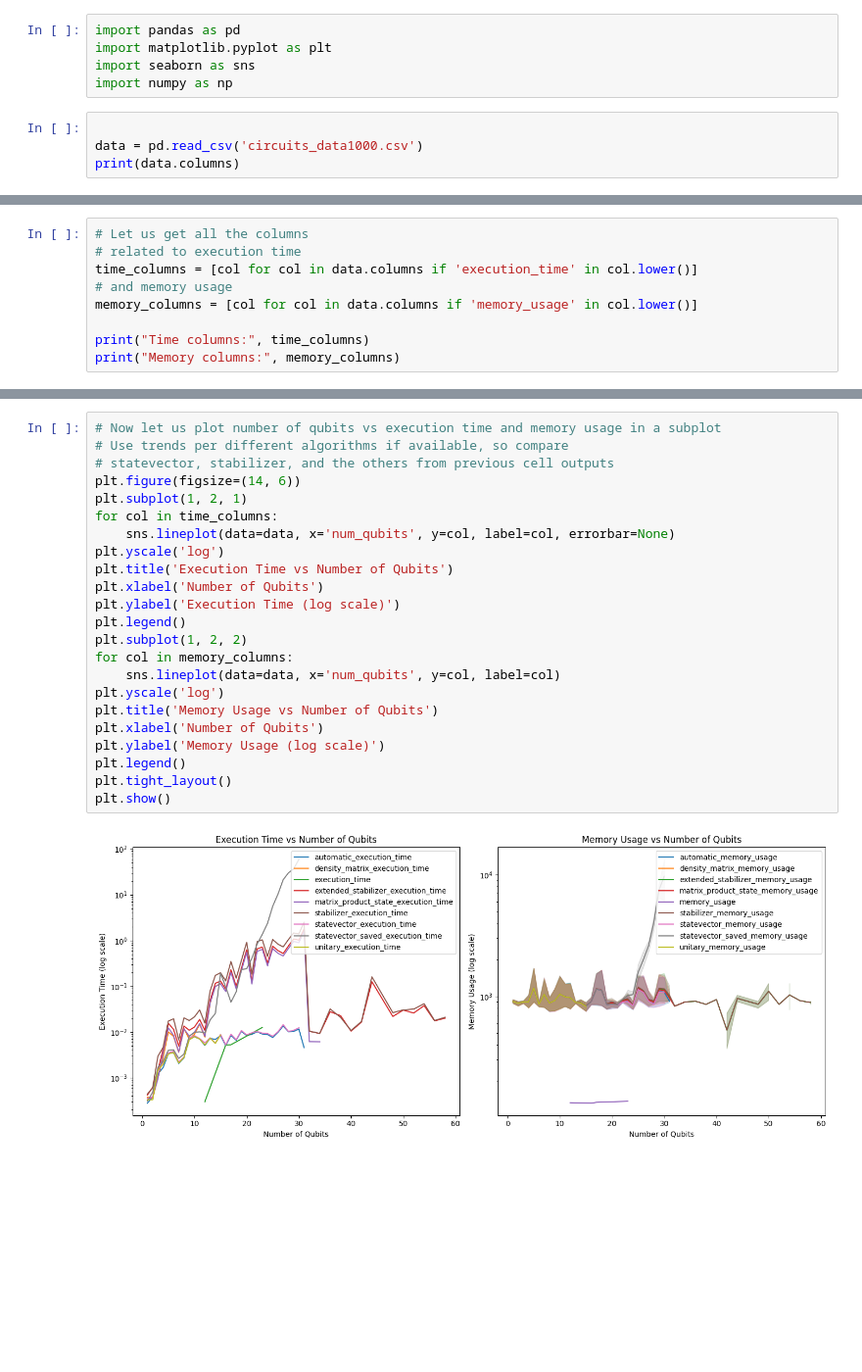
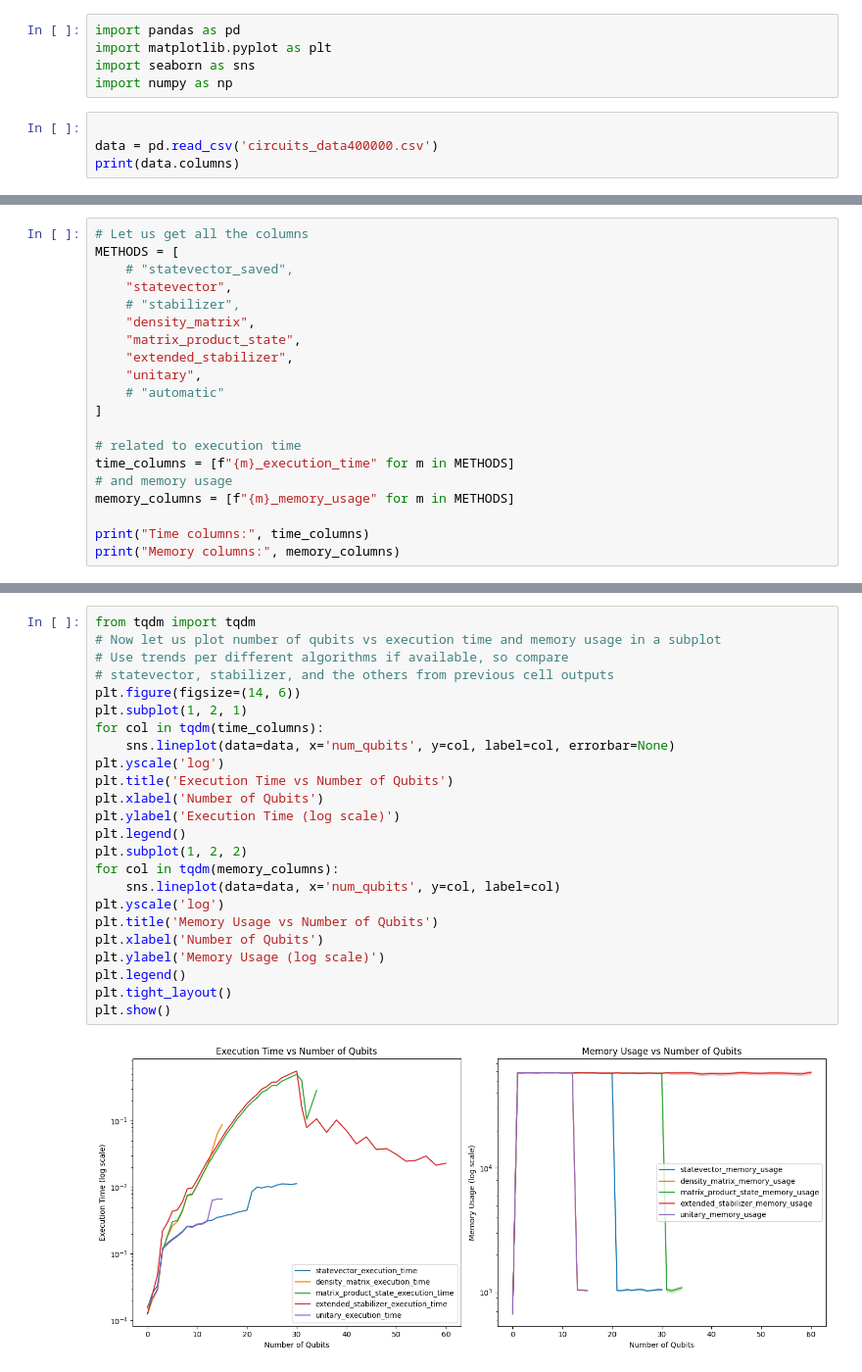
Before and after one commit to andreiilinescu/InferQ, a Jupyter notebook: analysis/analysis.ipynb, the cells around one changed output, grey strips where cells are left out. Shown at 98% size. Drawn from its saved outputs; the diff is of its cells as text; blank space fills up the shorter version.

```diff
--- a/analysis/analysis.ipynb
+++ b/analysis/analysis.ipynb
@@ -5,7 +5,7 @@ import seaborn as sns
 import numpy as np
 # %%
 
-data = pd.read_csv('circuits_data1000.csv')
+data = pd.read_csv('circuits_data400000.csv')
 print(data.columns)
 # %% [output]
 Index(['PartitionKey', 'RowKey', 'automatic_execution_time',
@@ -27,10 +27,21 @@ Index(['PartitionKey', 'RowKey', 'automatic_execution_time',
       dtype='object')
 # %%
 # Let us get all the columns
+METHODS = [
+    # "statevector_saved",
+    "statevector",
+    # "stabilizer",
+    "density_matrix",
+    "matrix_product_state",
+    "extended_stabilizer",
+    "unitary",
+    # "automatic"
+]
+
 # related to execution time
-time_columns = [col for col in data.columns if 'execution_time' in col.lower()]
+time_columns = [f"{m}_execution_time" for m in METHODS]
 # and memory usage
-memory_columns = [col for col in data.columns if 'memory_usage' in col.lower()]
+memory_columns = [f"{m}_memory_usage" for m in METHODS]
 
 print("Time columns:", time_columns)
 print("Memory columns:", memory_columns)
@@ -55,28 +66,29 @@ Name: statevector_execution_time, Length: 1000, dtype: float64
 # %%
+from tqdm import tqdm
 # Now let us plot number of qubits vs execution time and memory usage in a subplot
 # Use trends per different algorithms if available, so compare
 # statevector, stabilizer, and the others from previous cell outputs
 plt.figure(figsize=(14, 6))
 plt.subplot(1, 2, 1)
-for col in time_columns:
+for col in tqdm(time_columns):
     sns.lineplot(data=data, x='num_qubits', y=col, label=col, errorbar=None)
 plt.yscale('log')
 plt.title('Execution Time vs Number of Qubits')
 plt.xlabel('Number of Qubits')
 plt.ylabel('Execution Time (log scale)')
 plt.legend()
 plt.subplot(1, 2, 2)
-for col in memory_columns:
+for col in tqdm(memory_columns):
     sns.lineplot(data=data, x='num_qubits', y=col, label=col)
 plt.yscale('log')
 plt.title('Memory Usage vs Number of Qubits')
 plt.xlabel('Number of Qubits')
 plt.ylabel('Memory Usage (log scale)')
 plt.legend()
 plt.tight_layout()
 plt.show()
 # %% [output]
-[figure, old version]
+[figure, new version]
 # %%
 # So the times are very closes to each other
 # I want to plot them so that the differences are more visible
```
Also changed, not shown: parts of 7 cells of this notebook, 7 other files.
